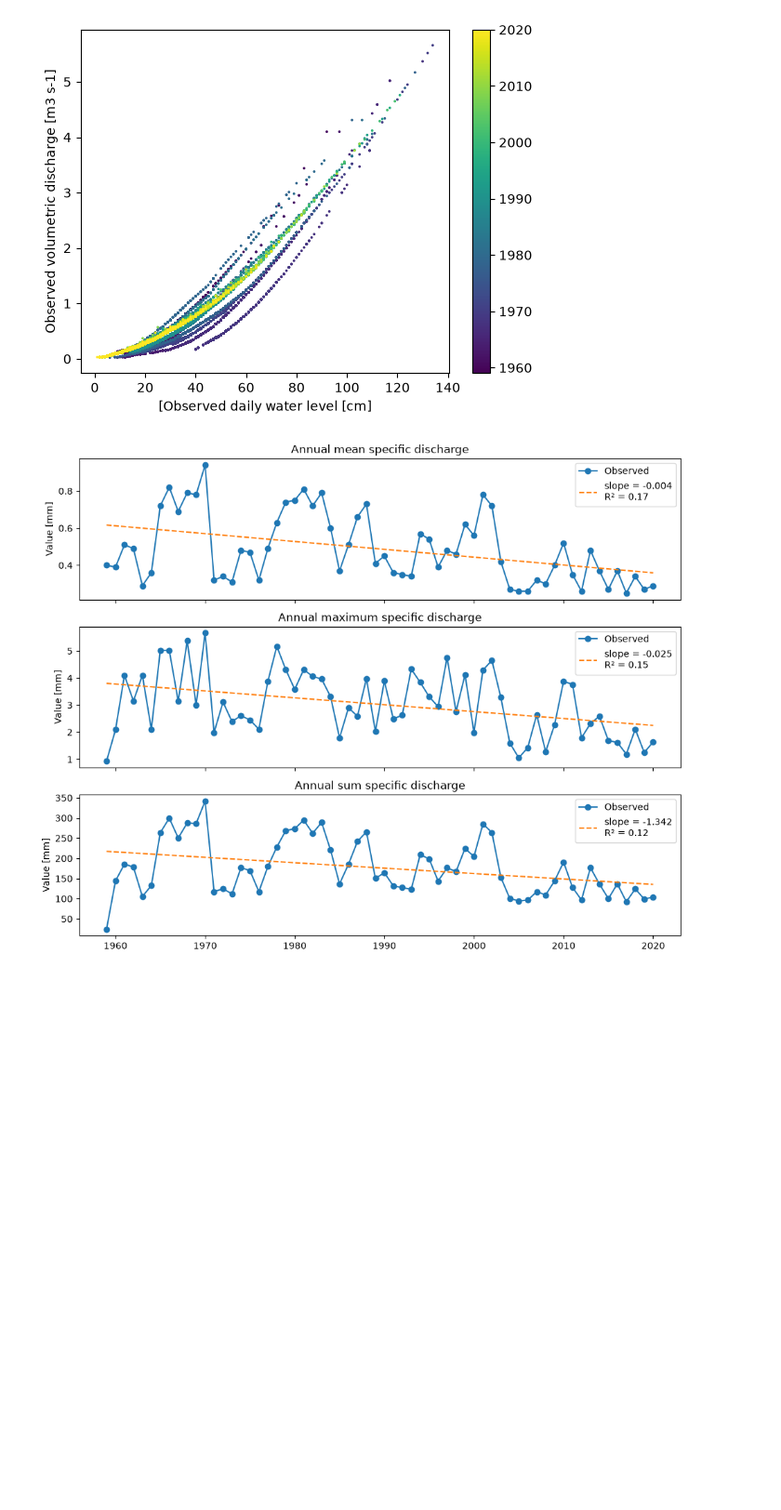
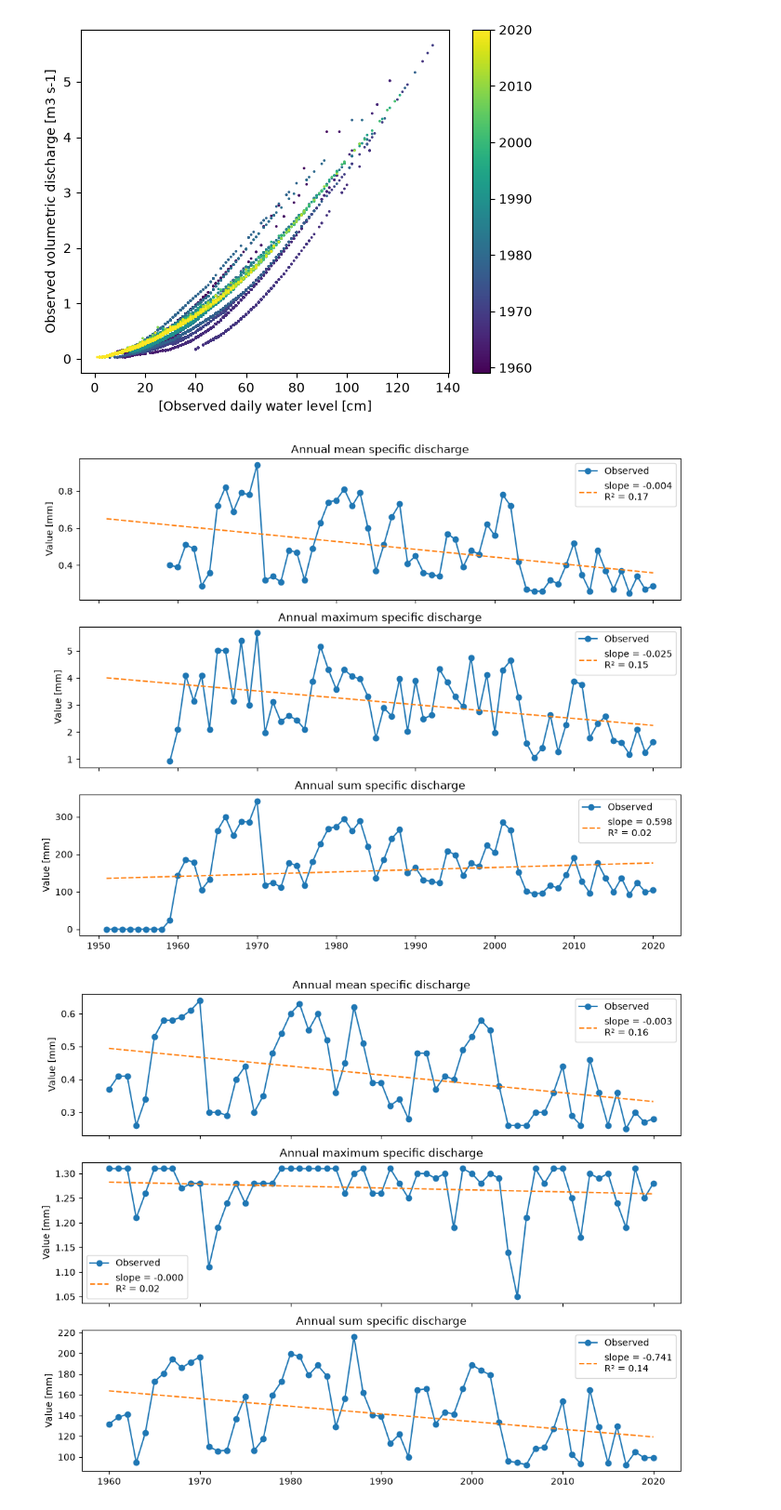
Before and after one commit to danielsehr/ACP4-Seminar, a Jupyter notebook: src/ACP4/main.ipynb, the cells around one changed output. Shown at 93% size. Saved outputs shown, nothing was run; the diff lists cells and outputs as text; code cells hidden in the pictures; blank space fills up the shorter version.

```diff
--- a/src/ACP4/main.ipynb
+++ b/src/ACP4/main.ipynb
@@ -353,10 +357,23 @@ df_discharge, _ = read_camel_data(
 plot_rating_curve(df=df_discharge)
 # %% [output]
 [figure]
+# %%
+discharges = {
+    "daily": df_discharge['discharge_spec_obs'],
+    "q5": subset_high_low_values(df=df_discharge['discharge_spec_obs'])["Q5"],
+    "q5": subset_high_low_values(df=df_discharge['discharge_spec_obs'])["Q95"],
+}
+
+annually_discharge_agg = {}
+
+for key, df in discharges.items():
+    aggregated = agg_annually_discharge(df=df)
+    aggregated = aggregated.dropna()
+
+    annually_discharge_agg[key] = aggregated
 # %%
-annually_discharge_agg = agg_annually_discharge(df=df_discharge['discharge_spec_obs'])
-annually_discharge_agg.dropna(inplace=True)
-
-plot_discharge_trends(df=annually_discharge_agg)
+for key, df in annually_discharge_agg.items():
+    plot_discharge_trends(df=df)
 # %% [output]
-[figure, old version]
+[figure, new version]
+[figure, added]
```
Also changed, not shown: parts of 6 cells of this notebook, 2 other files.
